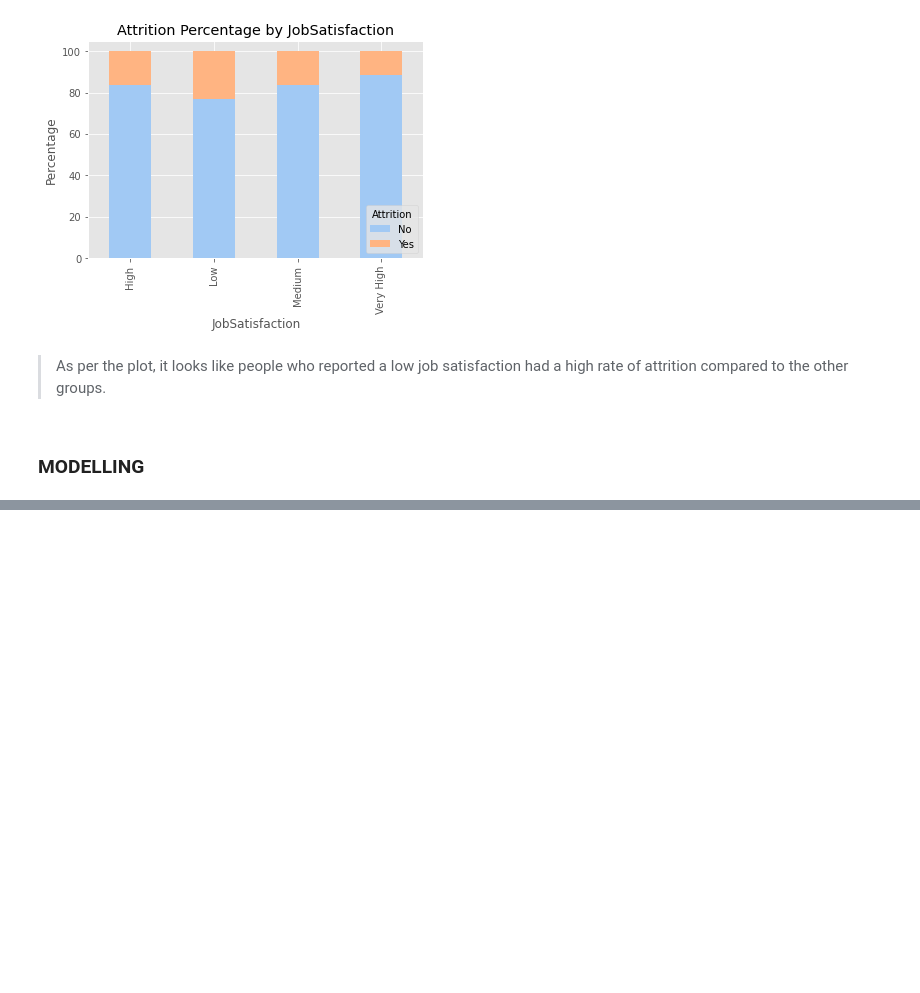
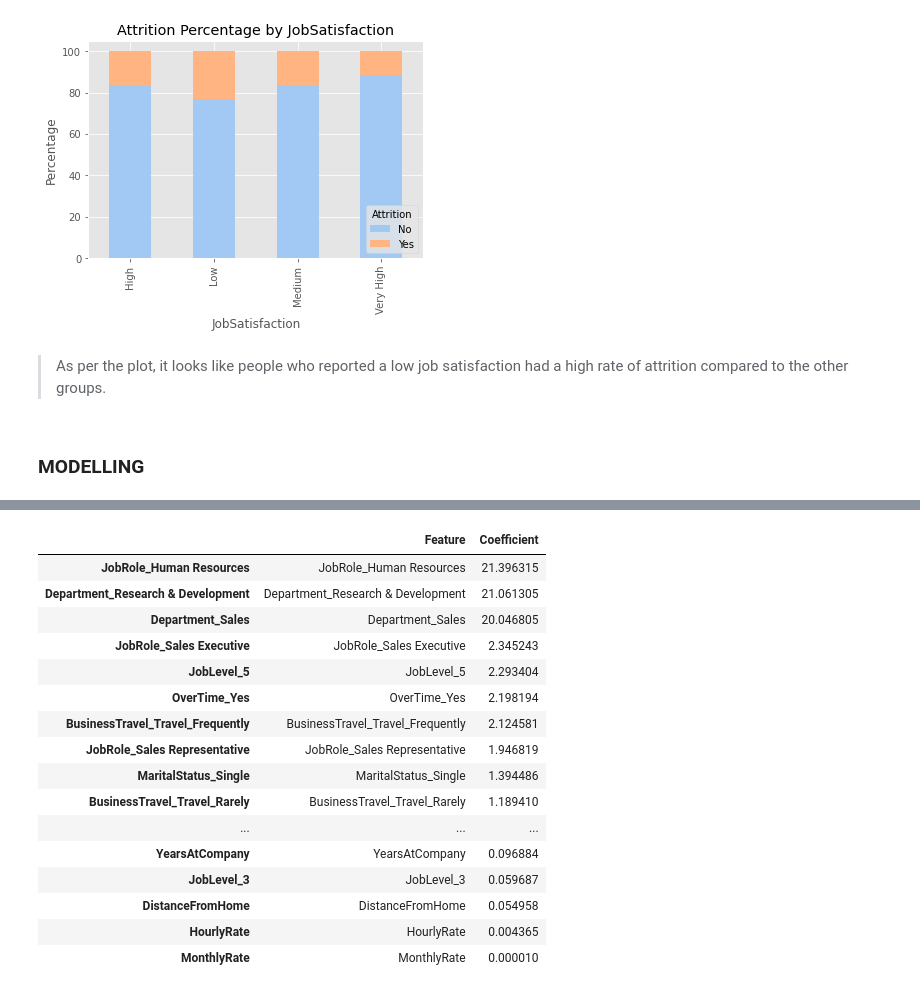
Before and after one commit to franciskyalo/employee_attrition, a Jupyter notebook: employee_attrition.ipynb, the cells around one changed output, grey strips where cells are left out. Saved outputs shown, nothing was run; the diff lists cells and outputs as text; code cells hidden in the pictures; blank space fills up the shorter version.

Commit message:
statsmodels logistic model and coeffients 🤖

```diff
--- a/employee_attrition.ipynb
+++ b/employee_attrition.ipynb
@@ -470,0 +483,18 @@ plot_attrition_percentage(data_copy,"JobSatisfaction")
+# %%
+#splitting data to training and testing set
+
+X= data.drop('Attrition', axis=1)
+
+X_encoded = pd.get_dummies(X, drop_first=True)
+
+y = data['Attrition'].map({'Yes': 1, 'No': 0})
+# %%
+# fitting a statsmodel logistic regression
+
+X_constant = sm.add_constant(X_encoded)
+
+stats_logistic = sm.Logit(y,X_constant)
+
+model_result = stats_logistic.fit()
+
+print(model_result.summary())
@@ -470,0 +519,35 @@ plot_attrition_percentage(data_copy,"JobSatisfaction")
+# %%
+# get coefficients from the model object
+coefficients = model_result.params
+
+# Extract the column names including the intercept term
+column_names = X_encoded.columns.tolist()
+column_names.insert(0, 'Intercept')
+
+# Create a DataFrame to display coefficients and their corresponding columns
+coefficients_df = pd.DataFrame({'Feature': column_names, 'Coefficient': coefficients})
+
+# filter only where coefficients are positive and then sort in descending order
+
+positive_coefficients = coefficients_df[coefficients_df['Coefficient'] > 0]
+positive_coefficients_sorted = positive_coefficients.sort_values(by='Coefficient', ascending=False)
+
+positive_coefficients_sorted
+# %% [output]
+|  | Feature | Coefficient |
+| JobRole_Human Resources | JobRole_Human Resources | 21.396315 |
+| Department_Research & Development | Department_Research & Development | 21.061305 |
+| Department_Sales | Department_Sales | 20.046805 |
+| JobRole_Sales Executive | JobRole_Sales Executive | 2.345243 |
+| JobLevel_5 | JobLevel_5 | 2.293404 |
+| OverTime_Yes | OverTime_Yes | 2.198194 |
+| BusinessTravel_Travel_Frequently | BusinessTravel_Travel_Frequently | 2.124581 |
+| JobRole_Sales Representative | JobRole_Sales Representative | 1.946819 |
+| MaritalStatus_Single | MaritalStatus_Single | 1.394486 |
+| BusinessTravel_Travel_Rarely | BusinessTravel_Travel_Rarely | 1.189410 |
+| ... | ... | ... |
+| YearsAtCompany | YearsAtCompany | 0.096884 |
+| JobLevel_3 | JobLevel_3 | 0.059687 |
+| DistanceFromHome | DistanceFromHome | 0.054958 |
+| HourlyRate | HourlyRate | 0.004365 |
+| MonthlyRate | MonthlyRate | 0.000010 |
```
Also changed, not shown: parts of 6 cells of this notebook.
